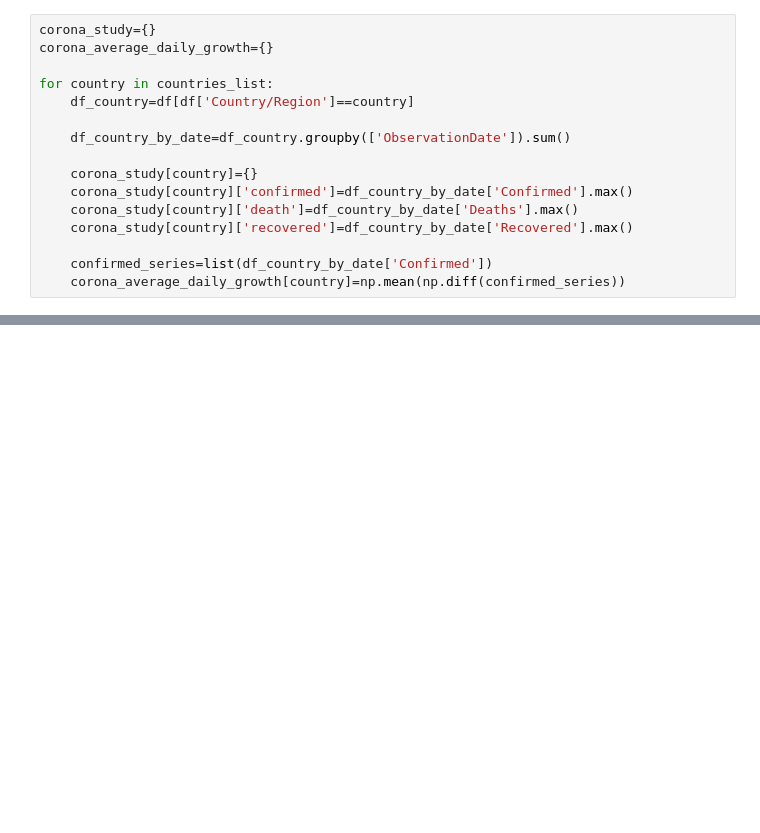
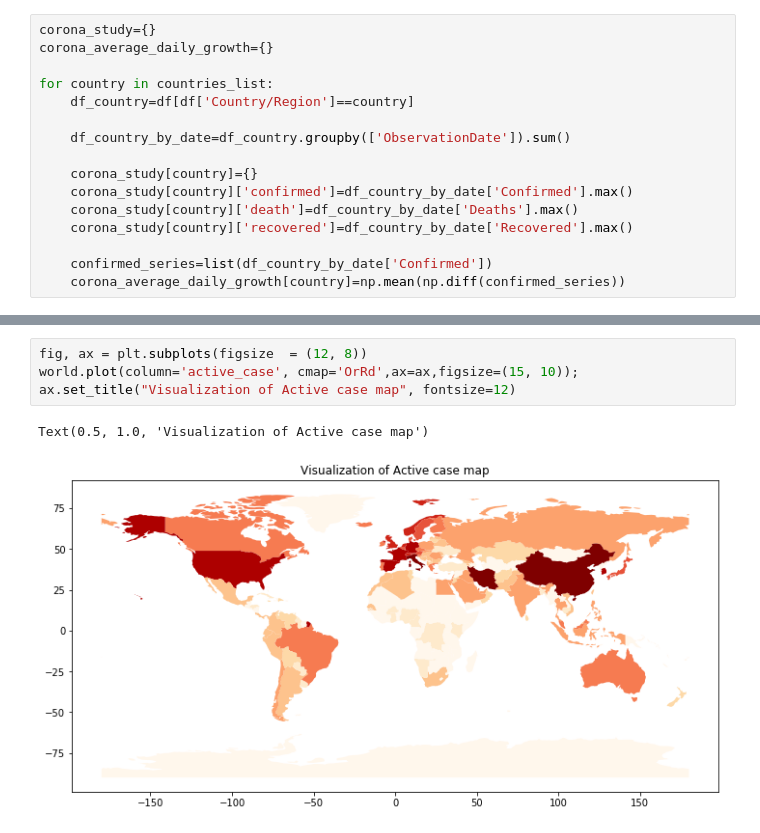
Before and after one commit to vjib/Coronavirus_Study, a Jupyter notebook: Coronavirus Analysis.ipynb, the cells around one changed output, grey strips where cells are left out. Drawn from its saved outputs; the diff is of its cells as text; blank space fills up the shorter version.

```diff
--- a/Coronavirus Analysis.ipynb
+++ b/Coronavirus Analysis.ipynb
@@ -164,3 +165,10 @@ Text(0.5, 1.0, 'Visualization of Confirmed case map')
+# %%
+fig, ax = plt.subplots(figsize  = (12, 8))
+world.plot(column='active_case', cmap='OrRd',ax=ax,figsize=(15, 10));
+ax.set_title("Visualization of Active case map", fontsize=12)
+# %% [output]
+Text(0.5, 1.0, 'Visualization of Active case map')
+[figure, added]
 # %%
 fig, ax = plt.subplots(figsize  = (12, 8))
 world.plot(column='death', cmap='OrRd',ax=ax,figsize=(15, 10));
```
Also changed, not shown: parts of 14 cells of this notebook, 1 other file.
